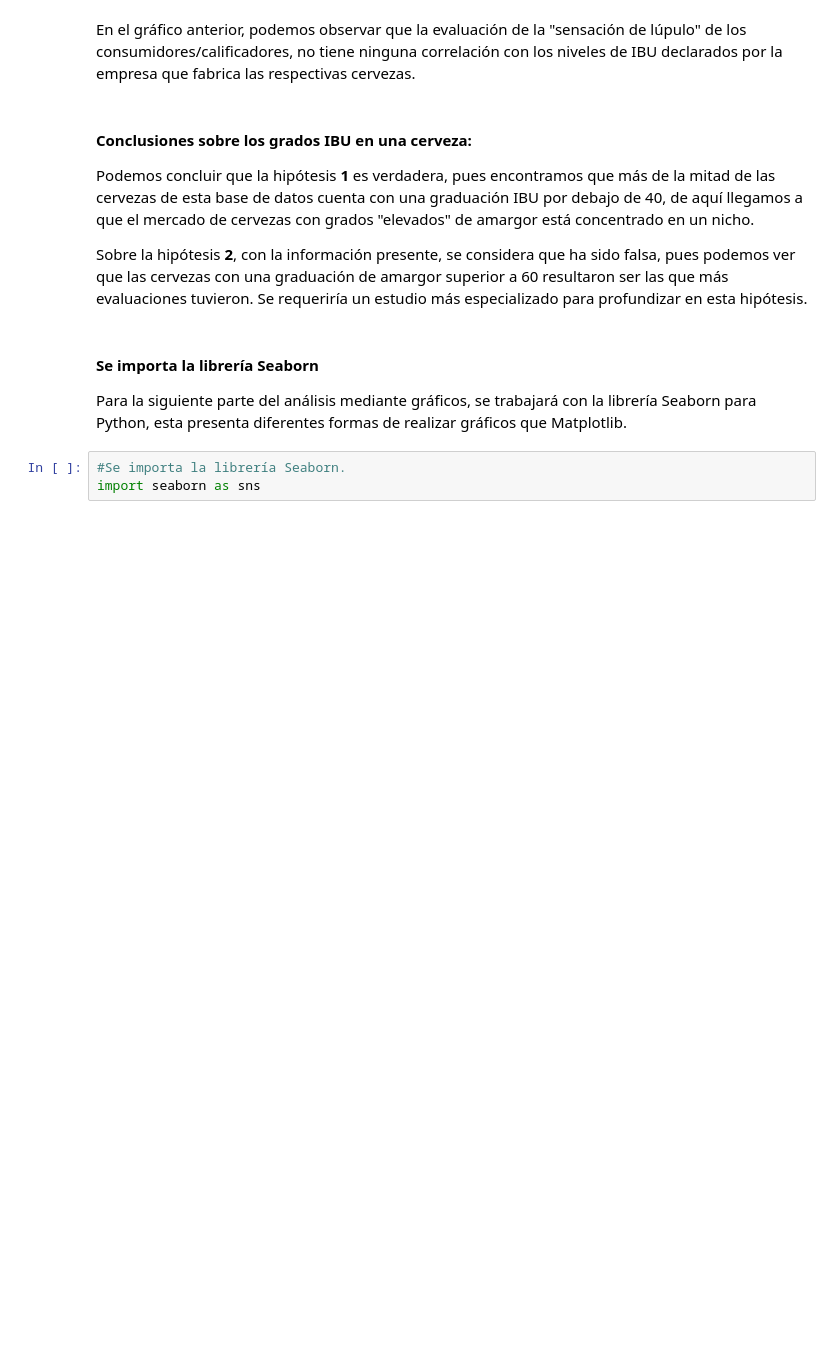
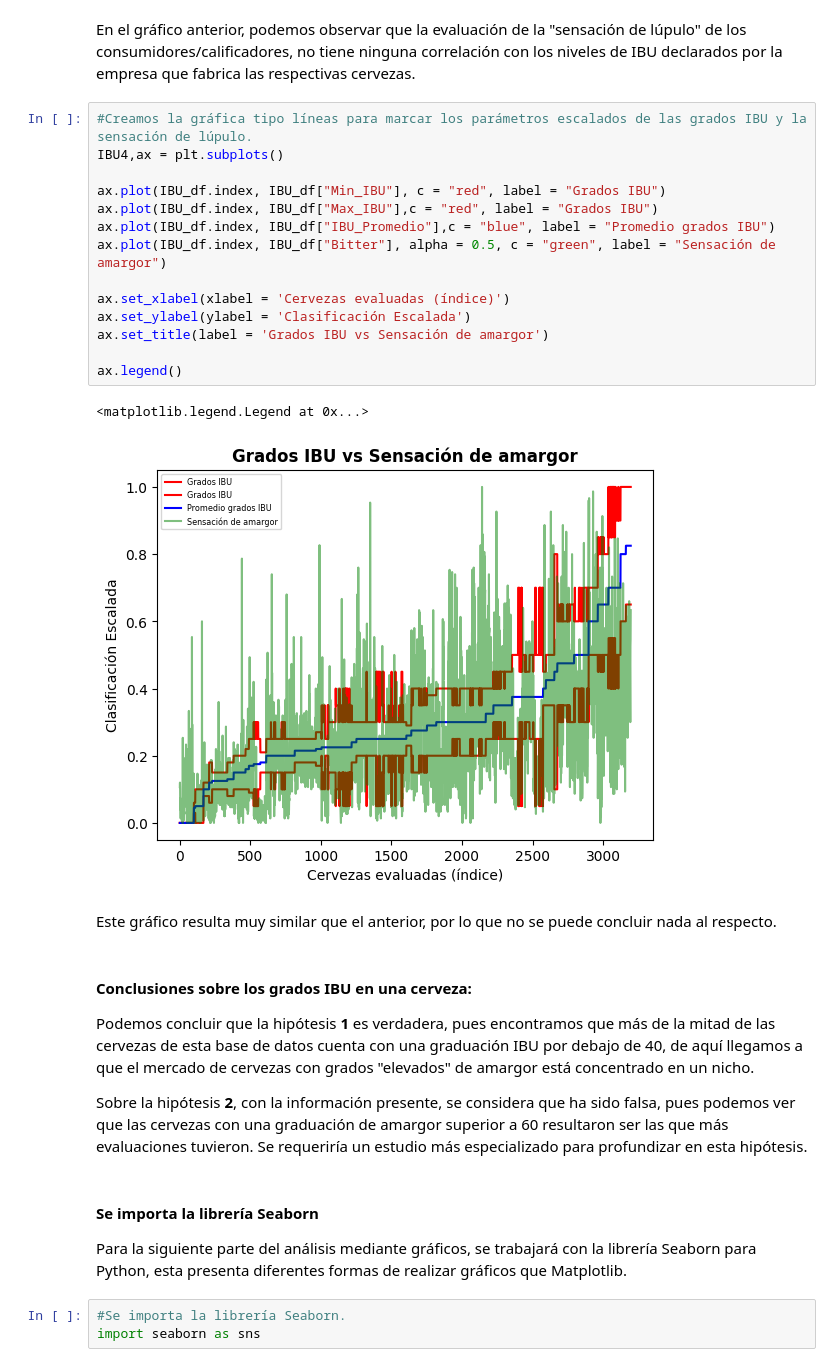
Before and after one commit to JMRRT1992/Coderhouse, a Jupyter notebook: Proyecto/Data/Raw/Entrega 2/vizualizacion_ReyesRetanaT.ipynb, the cells around one changed output. Saved outputs shown, nothing was run; the diff lists cells and outputs as text; blank space fills up the shorter version.

```diff
--- a/Proyecto/Data/Raw/Entrega 2/vizualizacion_ReyesRetanaT.ipynb
+++ b/Proyecto/Data/Raw/Entrega 2/vizualizacion_ReyesRetanaT.ipynb
@@ -451,5 +509,24 @@ ax.plot(IBU_df.index, IBU_df["Hoppy"], alpha = 0.5, c = "green")
 # %% [markdown]
 En el gráfico anterior, podemos observar que la evaluación de la "sensación de lúpulo" de los consumidores/calificadores, no tiene ninguna correlación con los niveles de IBU declarados por la empresa que fabrica las respectivas cervezas.
+# %%
+#Creamos la gráfica tipo líneas para marcar los parámetros escalados de las grados IBU y la sensación de lúpulo.
+IBU4,ax = plt.subplots()
+
+ax.plot(IBU_df.index, IBU_df["Min_IBU"], c = "red", label = "Grados IBU")
+ax.plot(IBU_df.index, IBU_df["Max_IBU"],c = "red", label = "Grados IBU")
+ax.plot(IBU_df.index, IBU_df["IBU_Promedio"],c = "blue", label = "Promedio grados IBU")
+ax.plot(IBU_df.index, IBU_df["Bitter"], alpha = 0.5, c = "green", label = "Sensación de amargor")
+
+ax.set_xlabel(xlabel = 'Cervezas evaluadas (índice)')
+ax.set_ylabel(ylabel = 'Clasificación Escalada')
+ax.set_title(label = 'Grados IBU vs Sensación de amargor')
+
+ax.legend()
+# %% [output]
+<matplotlib.legend.Legend at 0x...>
+[figure, added]
+# %% [markdown]
+Este gráfico resulta muy similar que el anterior, por lo que no se puede concluir nada al respecto.
 # %% [markdown]
 #### Conclusiones sobre los grados IBU en una cerveza:
 Podemos concluir que la hipótesis **1** es verdadera, pues encontramos que más de la mitad de las cervezas de esta base de datos cuenta con una graduación IBU por debajo de 40, de aquí llegamos a que el mercado de cervezas con grados "elevados" de amargor está concentrado en un nicho.
```
Also changed, not shown: parts of 10 cells of this notebook.
